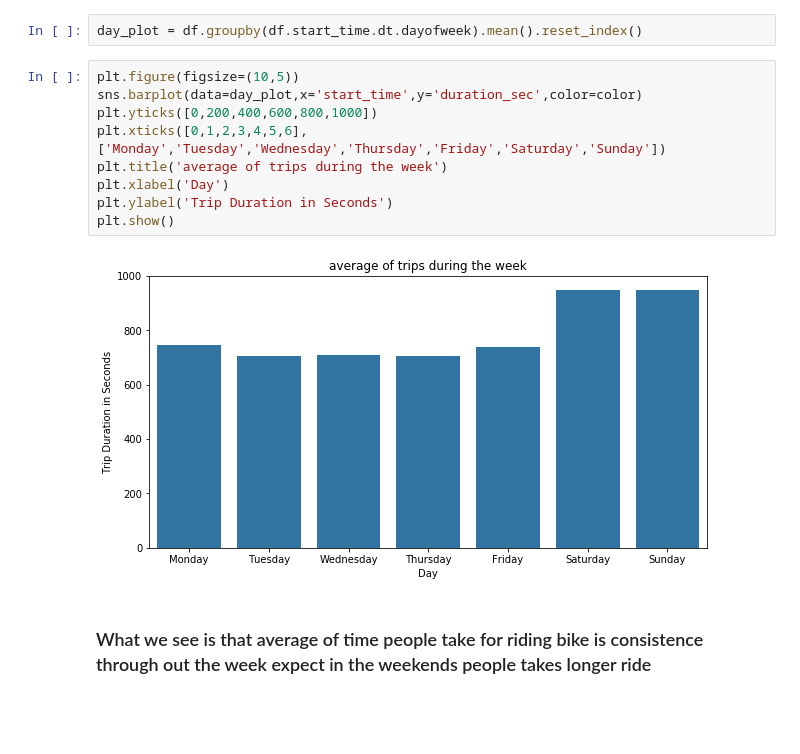
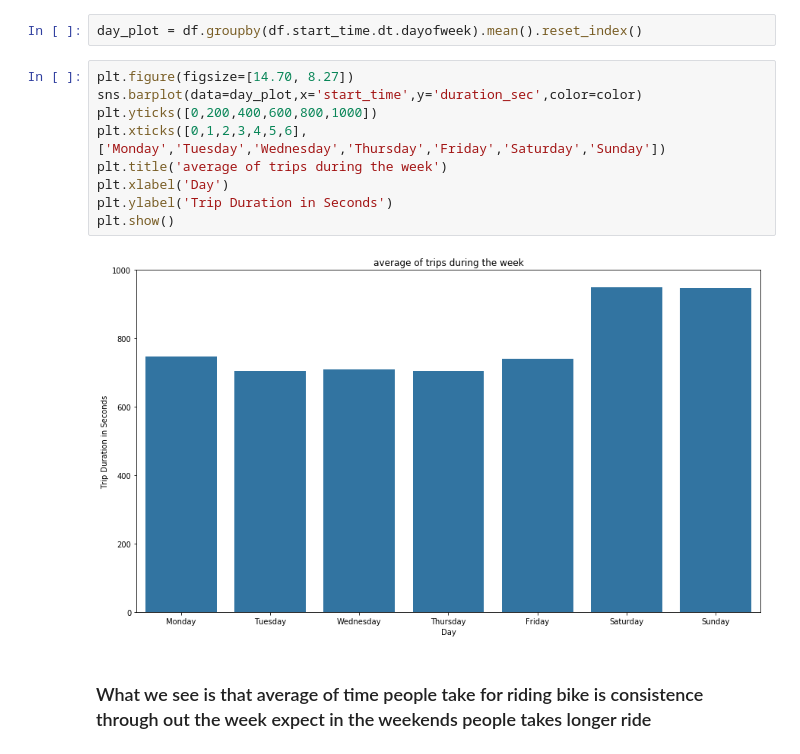
Before and after one commit to ZeadAlkhonein/FordGoBikeAnalysis, a Jupyter notebook: ExplantoryAnalysis.ipynb, the cells around one changed output. Cells and saved outputs as stored; diff of their text form; blank space fills up the shorter version.

```diff
--- a/ExplantoryAnalysis.ipynb
+++ b/ExplantoryAnalysis.ipynb
@@ -47,16 +48,16 @@ plt.show()
 # %%
 day_plot = df.groupby(df.start_time.dt.dayofweek).mean().reset_index()
 # %%
-plt.figure(figsize=(10,5))
+plt.figure(figsize=[14.70, 8.27])
 sns.barplot(data=day_plot,x='start_time',y='duration_sec',color=color)
 plt.yticks([0,200,400,600,800,1000])
 plt.xticks([0,1,2,3,4,5,6],['Monday','Tuesday','Wednesday','Thursday','Friday','Saturday','Sunday'])
 plt.title('average of trips during the week')
 plt.xlabel('Day')
 plt.ylabel('Trip Duration in Seconds')
 plt.show()
 # %% [output]
-[figure, old version]
+[figure, new version]
 # %% [markdown]
 ### What we see is that average of time people take for riding bike is consistence through out the week expect in the weekends people takes longer ride
 # %%
```
Also changed, not shown: parts of 3 cells of this notebook, 3 other files.
